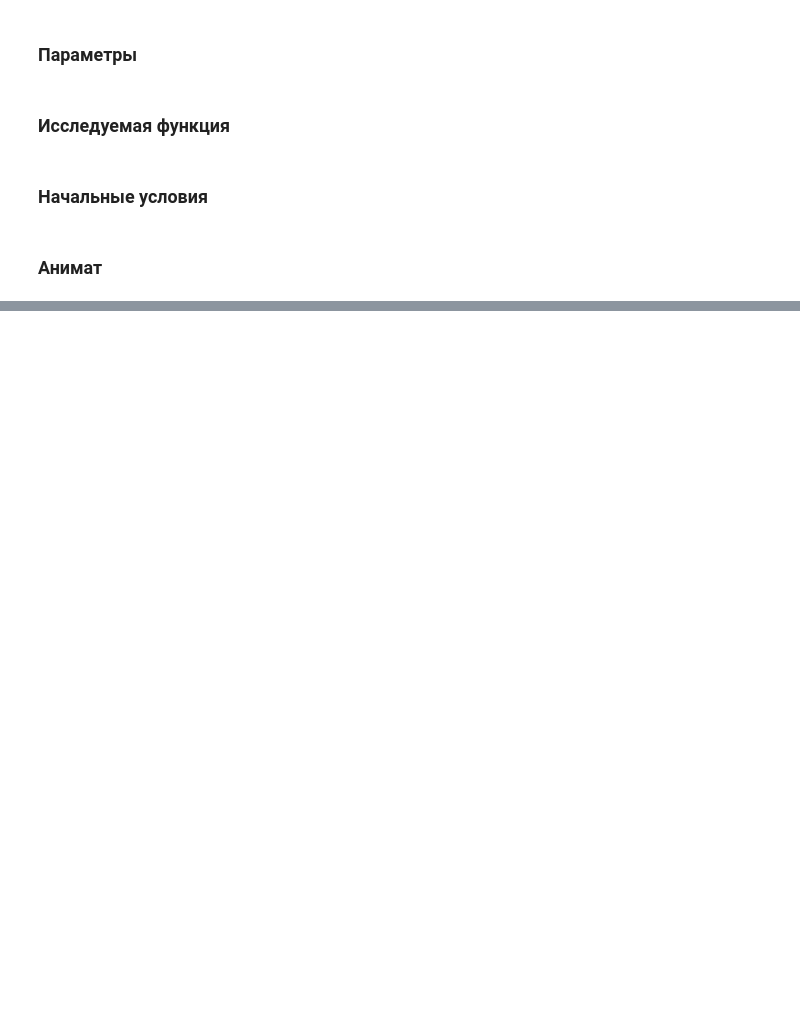
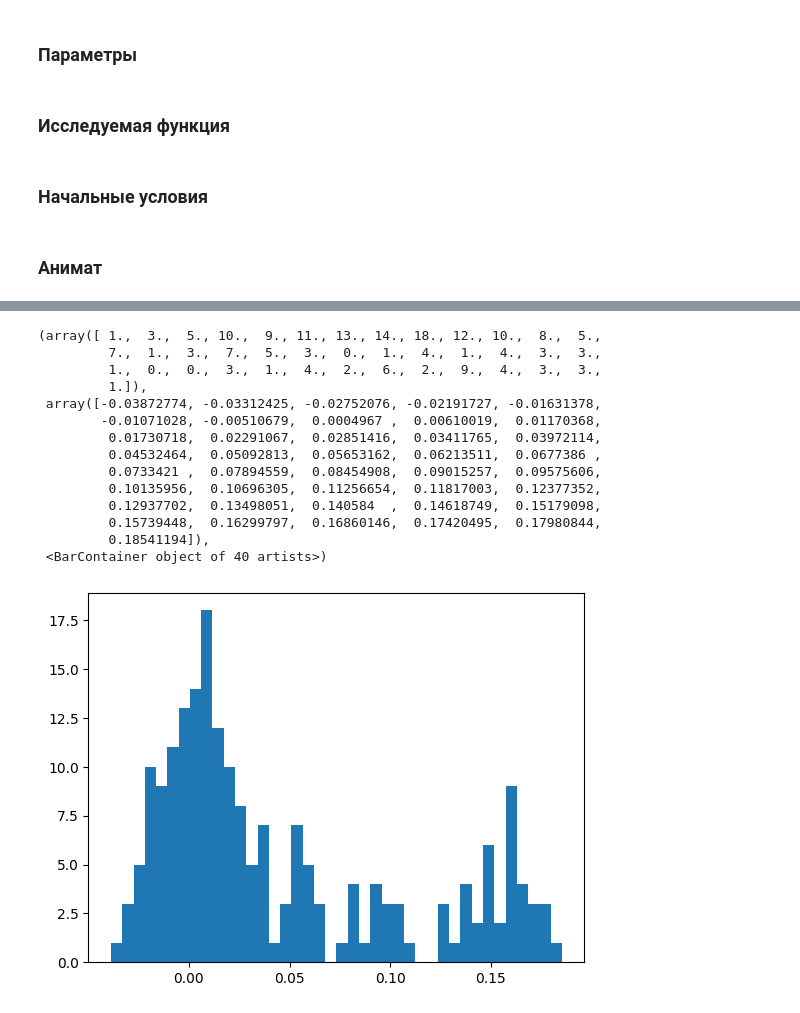
Before and after one commit to TheCopyNinjaDev/lichinus, a Jupyter notebook: lichinus1.ipynb, the cells around one changed output, grey strips where cells are left out. Saved outputs shown, nothing was run; the diff lists cells and outputs as text; code cells hidden in the pictures; blank space fills up the shorter version.

```diff
--- a/lichinus1.ipynb
+++ b/lichinus1.ipynb
@@ -77,0 +86,18 @@ Text(0, 0.5, 'M')
+# %%
+plt.hist(M[:200], bins=40)
+# %% [output]
+(array([ 1.,  3.,  5., 10.,  9., 11., 13., 14., 18., 12., 10.,  8.,  5.,
+         7.,  1.,  3.,  7.,  5.,  3.,  0.,  1.,  4.,  1.,  4.,  3.,  3.,
+         1.,  0.,  0.,  3.,  1.,  4.,  2.,  6.,  2.,  9.,  4.,  3.,  3.,
+         1.]),
+ array([-0.03872774, -0.03312425, -0.02752076, -0.02191727, -0.01631378,
+        -0.01071028, -0.00510679,  0.0004967 ,  0.00610019,  0.01170368,
+         0.01730718,  0.02291067,  0.02851416,  0.03411765,  0.03972114,
+         0.04532464,  0.05092813,  0.05653162,  0.06213511,  0.0677386 ,
+         0.0733421 ,  0.07894559,  0.08454908,  0.09015257,  0.09575606,
+         0.10135956,  0.10696305,  0.11256654,  0.11817003,  0.12377352,
+         0.12937702,  0.13498051,  0.140584  ,  0.14618749,  0.15179098,
+         0.15739448,  0.16299797,  0.16860146,  0.17420495,  0.17980844,
+         0.18541194]),
+ <BarContainer object of 40 artists>)
+[figure, added]
```
Also changed, not shown: parts of 7 cells of this notebook.
